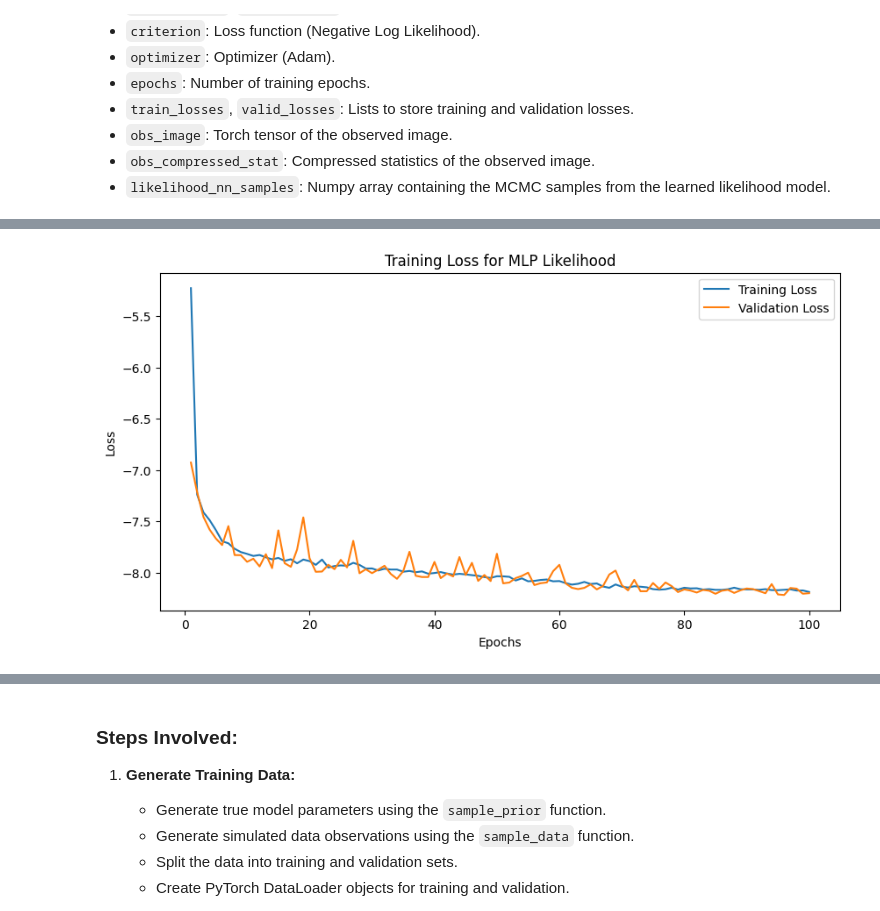
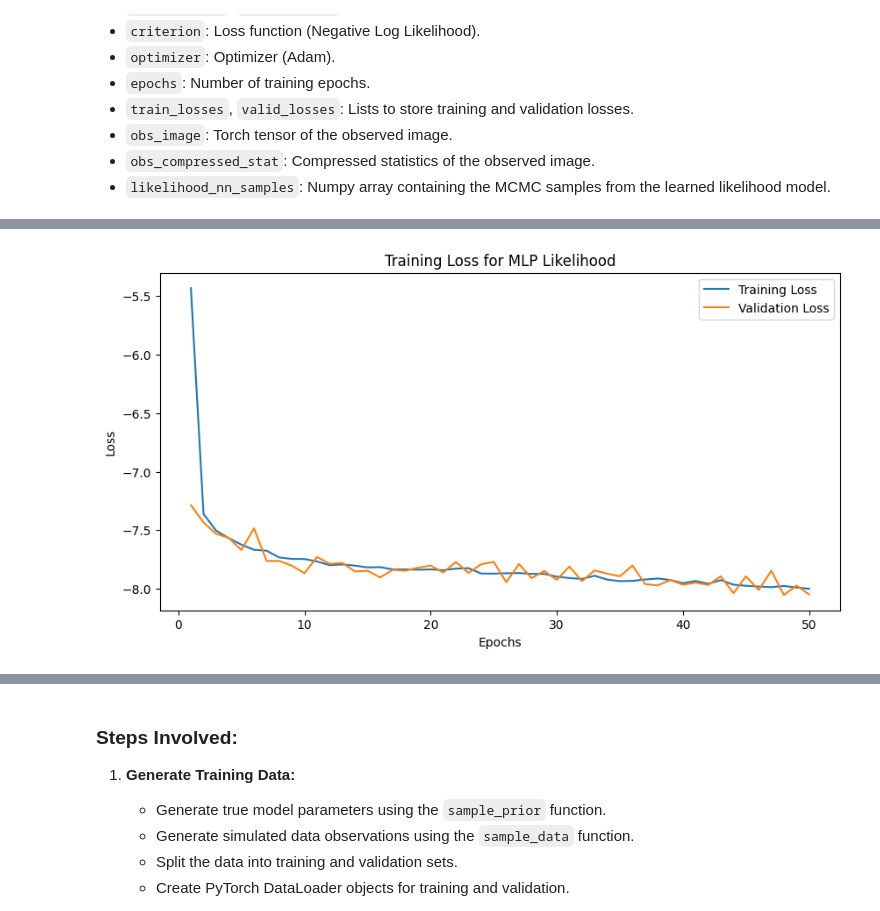
Before and after one commit to Ciela-Institute/Bayesian_Inference_Tutorial, a Jupyter notebook: Ciela_Simulation_Based_Inference.ipynb, the cells around one changed output, grey strips where cells are left out. Cells and saved outputs as stored; diff of their text form; code cells hidden in the pictures.

```diff
--- a/Ciela_Simulation_Based_Inference.ipynb
+++ b/Ciela_Simulation_Based_Inference.ipynb
@@ -858,7 +858,7 @@ def negative_log_likelihood(mean, log_var, true_params):
     return torch.mean(nll)
 
 # Training loop
-posterior_epochs = 100
+posterior_epochs = 50
 posterior_train_losses = []
 posterior_valid_losses = []
 
@@ -932,7 +932,7 @@ with torch.no_grad():
     mean, log_var = posterior_model(torch.tensor(obs_compressed_stat, dtype=torch.float32).to(device))
     var = torch.exp(log_var)
     std = torch.sqrt(var)
-    posterior_nn_samples = mean + std * torch.randn(100000, mean.size(1)).to(device)
+    posterior_nn_samples = mean + std * torch.randn(20000, mean.size(1)).to(device)
     posterior_nn_samples = posterior_nn_samples.detach().cpu().numpy()
 
 # Plot the MCMC samples and the posterior neural network samples
@@ -1011,7 +1011,7 @@ def negative_log_likelihood(mean, log_var, true_stat):
     return torch.mean(nll)
 
 # Training loop
-likelihood_epochs = 100
+likelihood_epochs = 50
 likelihood_train_losses = []
 likelihood_valid_losses = []
 
@@ -1079,4 +1079,4 @@ Epoch [100/100] | Train Loss: -8.1879 | Val Loss: -8.1994
-[figure, old version]
+[figure, new version]
 # %%
 def log_prior(params):
     """
```
Also changed, not shown: parts of 16 cells of this notebook.
